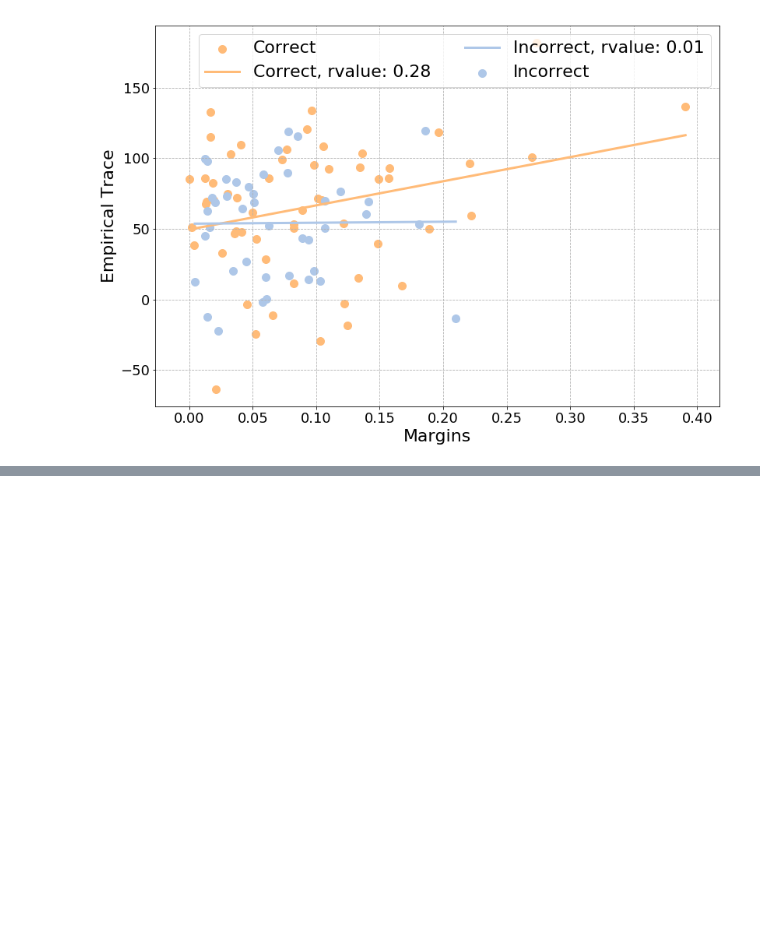
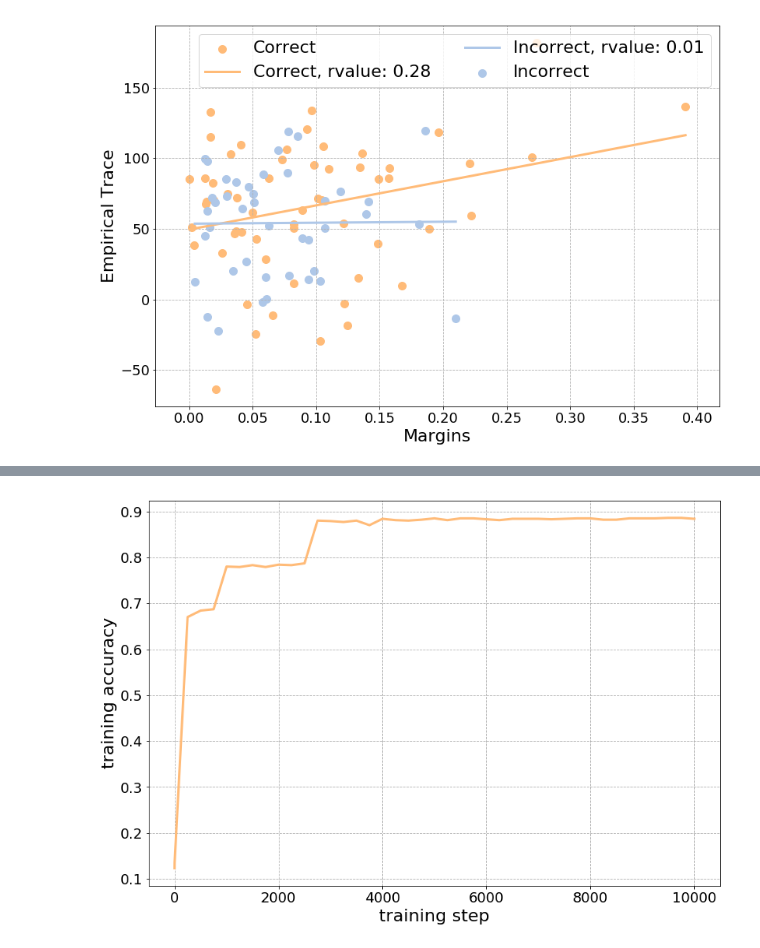
Before and after one commit to daniellengyel/deep_generalizability, a Jupyter notebook: Linear Trace.ipynb, the cells around one changed output, grey strips where cells are left out. Cells and saved outputs as stored; diff of their text form; code cells hidden in the pictures; blank space fills up the shorter version.

```diff
--- a/Linear Trace.ipynb
+++ b/Linear Trace.ipynb
@@ -148,0 +226,14 @@ for step in all_steps:
+# %%
+plots = []
+plots_names = []
+X_axis_name = "training step"
+Y_axis_name = "training accuracy"
+
+save_location = os.path.join(experiment_folder, "time_acc.png")
+
+
+plots.append(plt.plot(list(a["acc"].keys()), list(a["acc"].values())))
+
+costum_plot(plots, plots_names, X_axis_name, Y_axis_name, X_axis_bounds=None, Y_axis_bounds=None, save_location=save_location)
+# %% [output]
+[figure, added]
```
Also changed, not shown: parts of 13 cells of this notebook, 8 other files.
